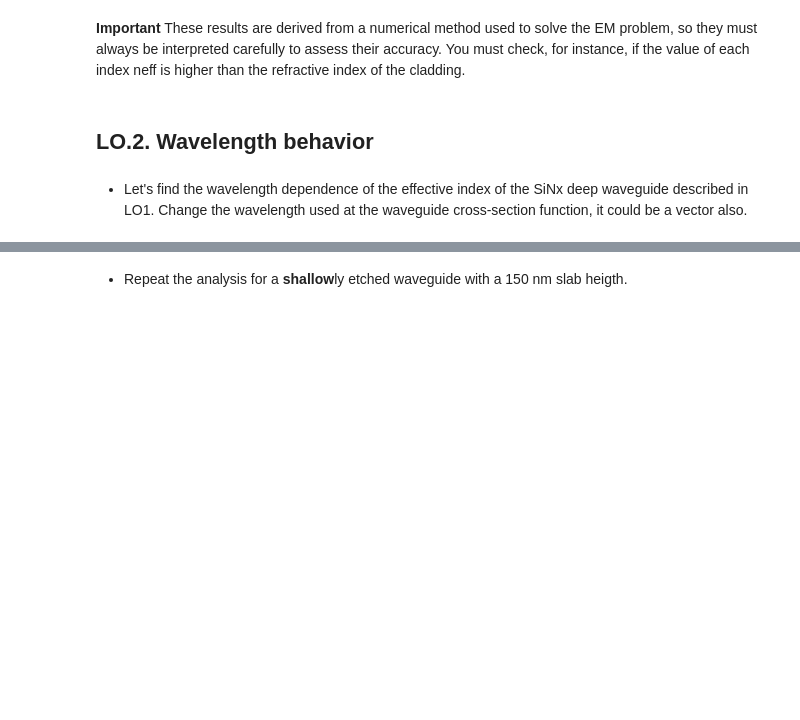
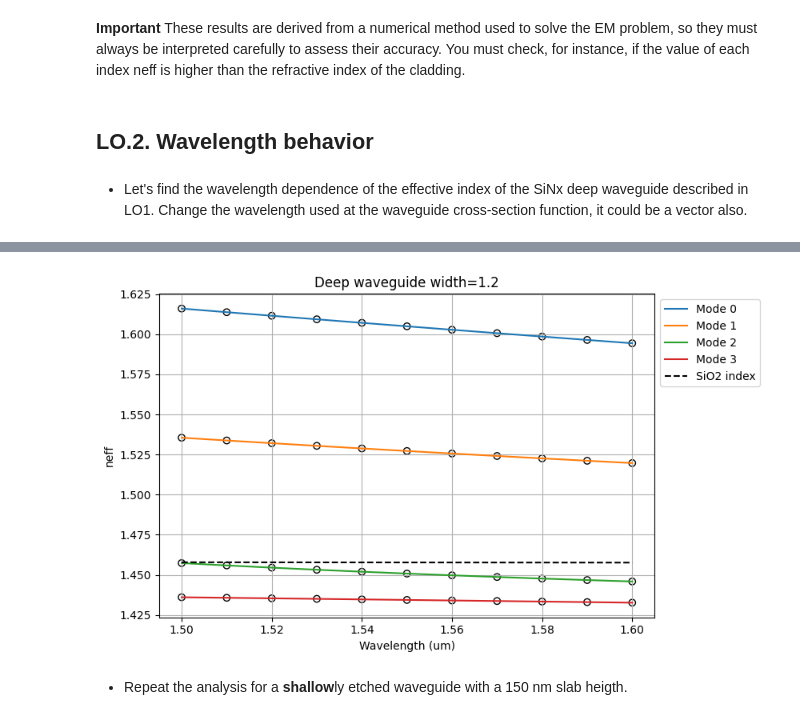
Before and after one commit to svazdes/cifoin-lab1, a Jupyter notebook: WAVEGUIDES_Student.ipynb, the cells around one changed output, grey strips where cells are left out. Drawn from its saved outputs; the diff is of its cells as text; code cells hidden in the pictures; blank space fills up the shorter version.

```diff
--- a/WAVEGUIDES_Student.ipynb
+++ b/WAVEGUIDES_Student.ipynb
@@ -148,10 +177,10 @@ These results are derived from a numerical method used to solve the EM problem,
 - Let's find the wavelength dependence of the effective index of the SiNx deep waveguide described in LO1. Change the wavelength used at the waveguide cross-section function, it could be a vector also.
 # %%
 # The wavelength could be a vector also
-wavelength = ... # Student code here. Tip np.linspace()
+wavelength_deep = np.linspace(1.5,1.6,11) # Student code here. Tip np.linspace()
 
 deep_waveguide = gt.modes.Waveguide(
-    wavelength=wavelength,
+    wavelength=wavelength_deep,
     core_width=1.2,
     slab_thickness=0.0,
     core_material='sin',
@@ -164,15 +193,15 @@ deep_waveguide = gt.modes.Waveguide(
     grid_resolution=20,
 )
 
-res_neff = deep_waveguide.n_eff # In this case, the result is not just a number, is a wavelength-dependent vector
+res_neff_deep = deep_waveguide.n_eff # In this case, the result is not just a number, is a wavelength-dependent vector
 res_te = deep_waveguide.fraction_te # Wavelength-dependent vector
 res_tm =deep_waveguide.fraction_tm # Wavelength-dependent vector
 
 plt.figure(figsize=(10, 5))
-for k in range(res_neff.shape[1]):
+for k in range(res_neff_deep.shape[1]):
     # It's necessary to 'access' each element on the array
-    plt.scatter(wavelength, res_neff[:,k].real,edgecolors='k',facecolors='none',label = '__nolegend__')
-    plt.plot(wavelength, res_neff[:,k].real,label=f'Mode {k}')
+    plt.scatter(wavelength_deep, res_neff_deep[:,k].real,edgecolors='k',facecolors='none',label = '__nolegend__')
+    plt.plot(wavelength_deep, res_neff_deep[:,k].real,label=f'Mode {k}')
 plt.title(f"Deep waveguide width={1.2}")
 plt.xlabel("Wavelength (um)")
 plt.ylabel("neff")
@@ -182,3 +211,4 @@ plt.grid()
 plt.plot(wavelength, box_index,'k--', label='SiO2 index')
 plt.legend(loc='upper left', bbox_to_anchor=(1, 1))
 plt.tight_layout(rect=[0, 0, 0.85, 1])
+# %% [output]
@@ -185,2 +216,3 @@ plt.tight_layout(rect=[0, 0, 0.85, 1])
+[figure, added]
 # %% [markdown]
 - Repeat the analysis for a **shallow**ly etched waveguide with a 150 nm slab heigth.
```
Also changed, not shown: parts of 29 cells of this notebook.
